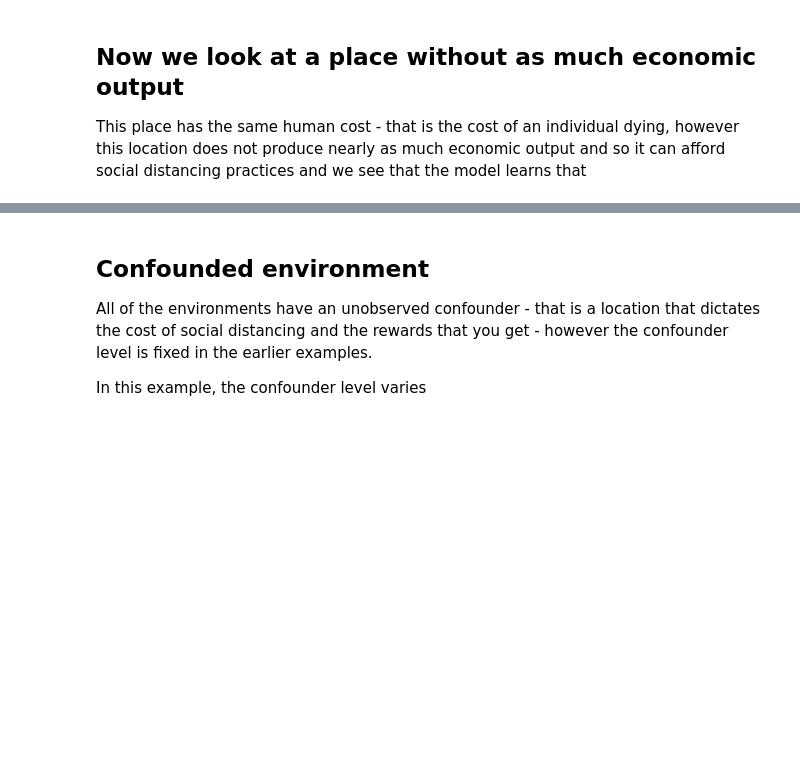
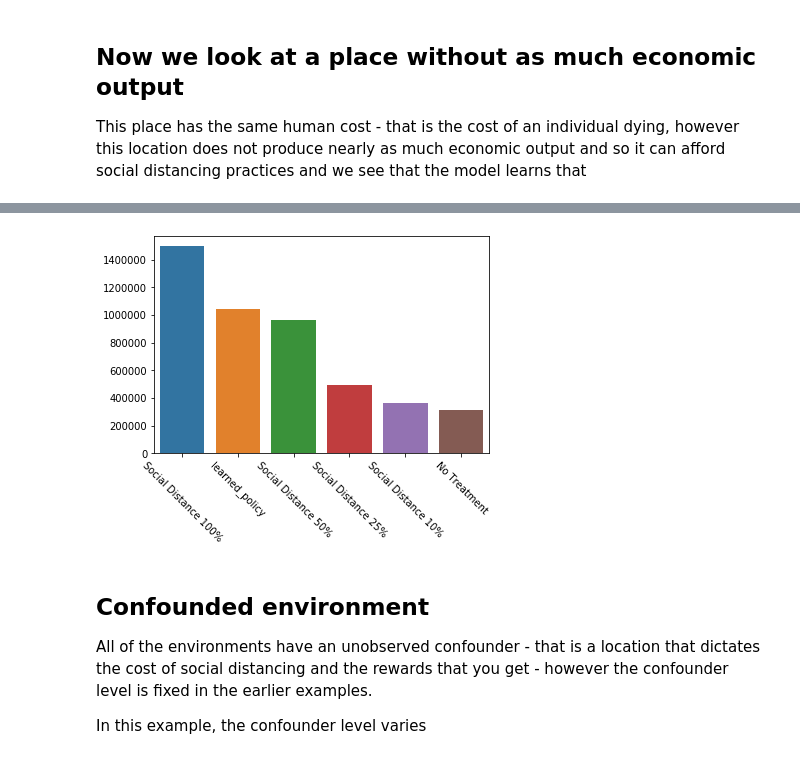
Before and after one commit to chnsh/whynot, a Jupyter notebook: examples/reinforcement_learning/covid19_simulator.ipynb, the cells around one changed output, grey strips where cells are left out. Saved outputs shown, nothing was run; the diff lists cells and outputs as text; code cells hidden in the pictures; blank space fills up the shorter version.

```diff
--- a/examples/reinforcement_learning/covid19_simulator.ipynb
+++ b/examples/reinforcement_learning/covid19_simulator.ipynb
@@ -178,3 +352,7 @@ plot_sample_trajectory(poor_env, augment_policies(policies, poor_learned_policy)
+# %%
+plot_reward_bars(poor_env, augment_policies(policies, poor_learned_policy))
+# %% [output]
+[figure, added]
 # %% [markdown]
 ## Confounded environment
 
```
Also changed, not shown: parts of 25 cells of this notebook.
